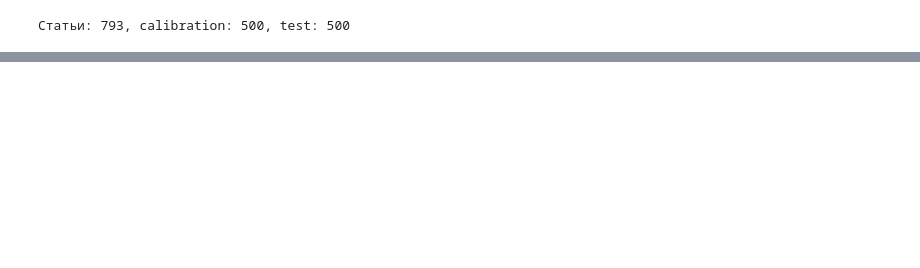
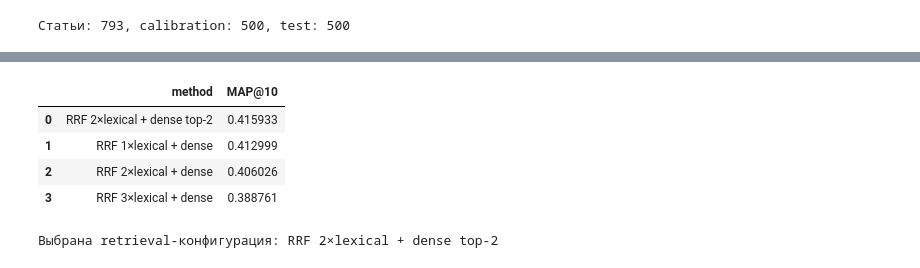
Before and after one commit to olivoreo/avito-search_ds-bootcamp, a Jupyter notebook: solution.ipynb, the cells around one changed output, grey strips where cells are left out. Cells and saved outputs as stored; diff of their text form; code cells hidden in the pictures; blank space fills up the shorter version.

```diff
--- a/solution.ipynb
+++ b/solution.ipynb
@@ -399,0 +339,46 @@ gc.collect()
+# %%
+def map10(scores):
+    predictions = rank_articles(scores, 10)
+    return np.mean([
+        average_precision_at_k(predictions[index], truth[index])
+        for index in range(len(truth))
+    ])
+
+
+dense_top2_calibration = 0.8 * dense_calibration + 0.2 * dense_second_calibration
+dense_top2_test = 0.8 * dense_test + 0.2 * dense_second_test
+
+retrieval_variants = {
+    "RRF 1×lexical + dense": (
+        rrf([cal_lexical["lexical"], dense_calibration], [1, 1]),
+        rrf([test_lexical["lexical"], dense_test], [1, 1]),
+    ),
+    "RRF 2×lexical + dense": (
+        rrf([cal_lexical["lexical"], dense_calibration], [2, 1]),
+        rrf([test_lexical["lexical"], dense_test], [2, 1]),
+    ),
+    "RRF 3×lexical + dense": (
+        rrf([cal_lexical["lexical"], dense_calibration], [3, 1]),
+        rrf([test_lexical["lexical"], dense_test], [3, 1]),
+    ),
+    "RRF 2×lexical + dense top-2": (
+        rrf([cal_lexical["lexical"], dense_top2_calibration], [2, 1]),
+        rrf([test_lexical["lexical"], dense_top2_test], [2, 1]),
+    ),
+}
+retrieval_comparison = pd.DataFrame([
+    {"method": name, "MAP@10": map10(scores[0])}
+    for name, scores in retrieval_variants.items()
+]).sort_values("MAP@10", ascending=False, ignore_index=True)
+
+best_retrieval_name = retrieval_comparison.loc[0, "method"]
+retrieval_calibration, retrieval_test = retrieval_variants[best_retrieval_name]
+display(retrieval_comparison.style.format({"MAP@10": "{:.6f}"}))
+print("Выбрана retrieval-конфигурация:", best_retrieval_name)
+# %% [output]
+|  | method | MAP@10 |
+| 0 | RRF 2×lexical + dense top-2 | 0.415933 |
+| 1 | RRF 1×lexical + dense | 0.412999 |
+| 2 | RRF 2×lexical + dense | 0.406026 |
+| 3 | RRF 3×lexical + dense | 0.388761 |
+Выбрана retrieval-конфигурация: RRF 2×lexical + dense top-2
```
Also changed, not shown: parts of 27 cells of this notebook, 2 other files.
